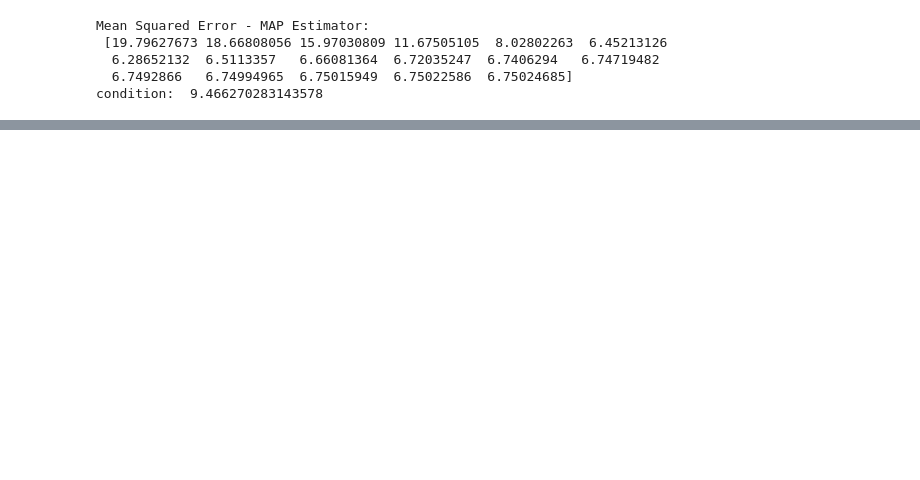
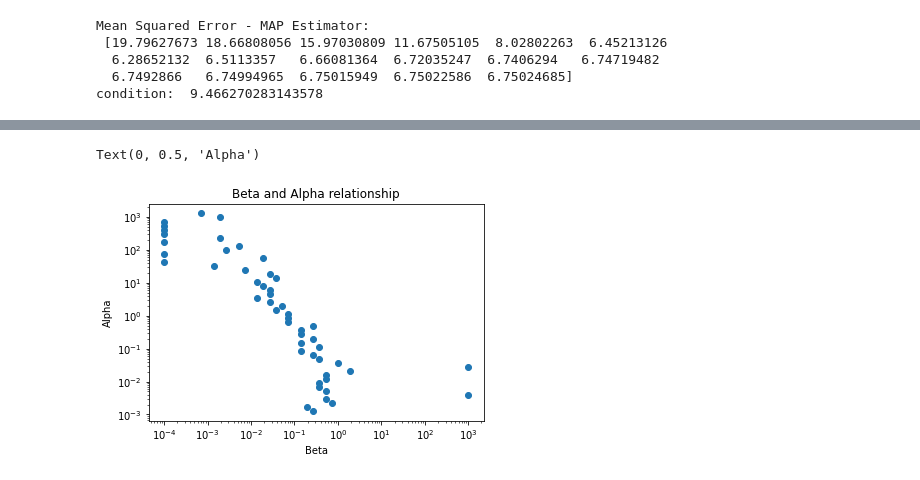
Before and after one commit to meuliano/EECE5644, a Jupyter notebook: HW3/hw3_2.ipynb, the cells around one changed output, grey strips where cells are left out. Saved outputs shown, nothing was run; the diff lists cells and outputs as text; code cells hidden in the pictures; blank space fills up the shorter version.

```diff
--- a/HW3/hw3_2.ipynb
+++ b/HW3/hw3_2.ipynb
@@ -119,0 +195,10 @@ for alpha_ind in range(len(alpha_sweep)):
+# %%
+plt.scatter(beta_opts,alpha_sweep)
+plt.title("Beta and Alpha relationship")
+plt.xscale('log')
+plt.yscale('log')
+plt.xlabel("Beta")
+plt.ylabel("Alpha")
+# %% [output]
+Text(0, 0.5, 'Alpha')
+[figure, added]
```
Also changed, not shown: parts of 10 cells of this notebook.
